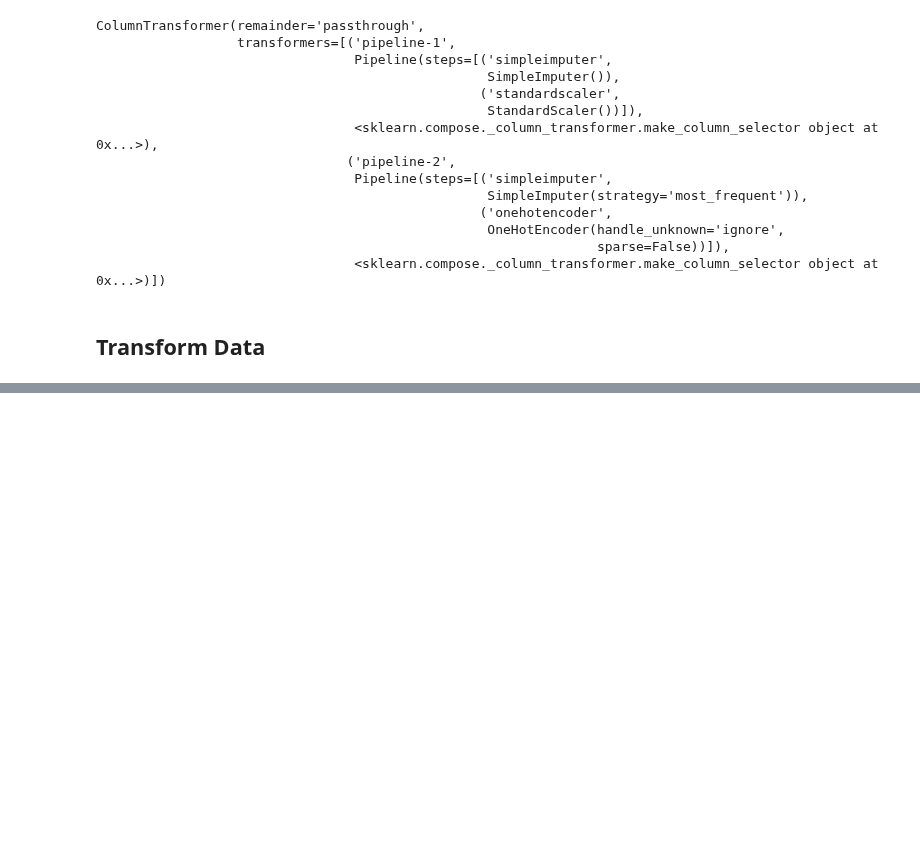
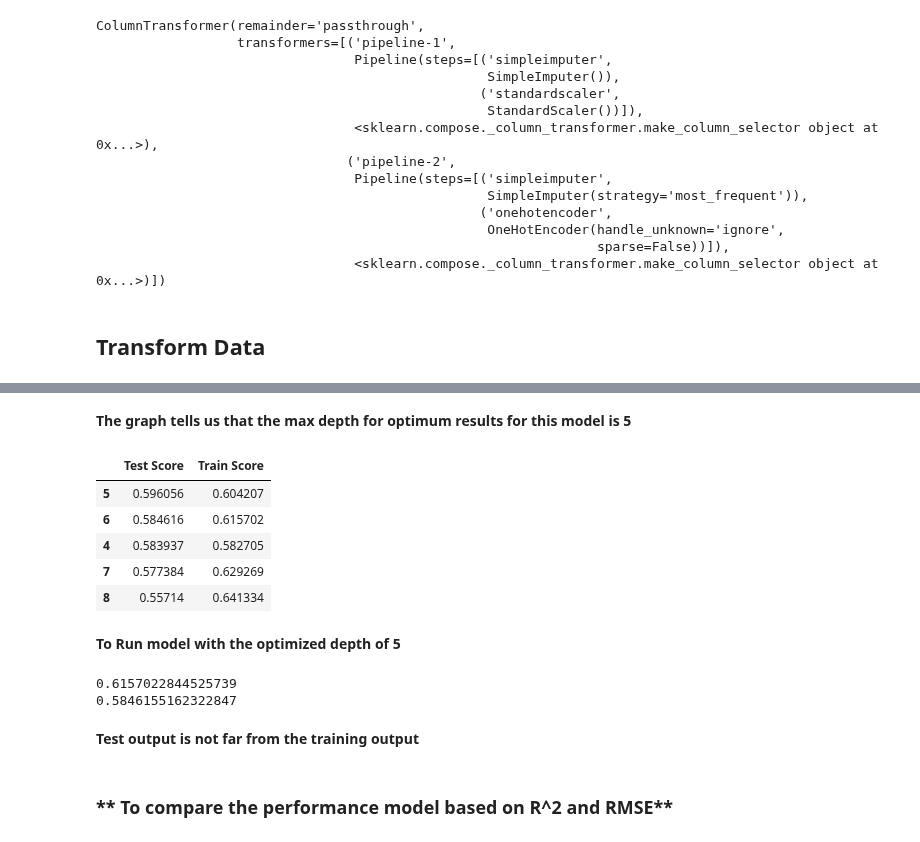
Before and after one commit to HarmonyKM/sales-predictions, a Jupyter notebook: Sales_Predictions.ipynb, the cells around one changed output, grey strips where cells are left out. Drawn from its saved outputs; the diff is of its cells as text; code cells hidden in the pictures; blank space fills up the shorter version.

```diff
--- a/Sales_Predictions.ipynb
+++ b/Sales_Predictions.ipynb
@@ -657,0 +1139,32 @@ X_test_processed = preprocessor.transform(X_test)
+# %% [markdown]
+**The graph tells us that the max depth for optimum results for this model is 5**
+# %%
+#To verify that Depth of 5 has the highest scores.
+sorted_scores = scores.sort_values(by='Test Score', ascending=False)
+sorted_scores.head()
+# %% [output]
+|  | Test Score | Train Score |
+| 5 | 0.596056 | 0.604207 |
+| 6 | 0.584616 | 0.615702 |
+| 4 | 0.583937 | 0.582705 |
+| 7 | 0.577384 | 0.629269 |
+| 8 | 0.55714 | 0.641334 |
+# %% [markdown]
+**To Run model with the optimized depth of 5**
+# %%
+# To run the model with the optimized value for max_depth
+dec_tree_6 = DecisionTreeRegressor(max_depth = 6, random_state = 42)
+dec_tree_6.fit(X_train_processed, y_train)
+train_6_preds = dec_tree_6.predict(X_train_processed)
+test_6_preds = dec_tree_6.predict(X_test_processed)
+train_6_score = dec_tree_6.score(X_train_processed, y_train)
+test_6_score = dec_tree_6.score(X_test_processed, y_test)
+print(train_6_score)
+print(test_6_score)
+# %% [output]
+0.6157022844525739
+0.5846155162322847
+# %% [markdown]
+**Test output is not far from the training output**
+# %% [markdown]
+### ** To compare the performance model based on R^2 and RMSE**
```
Also changed, not shown: parts of 71 cells of this notebook.
